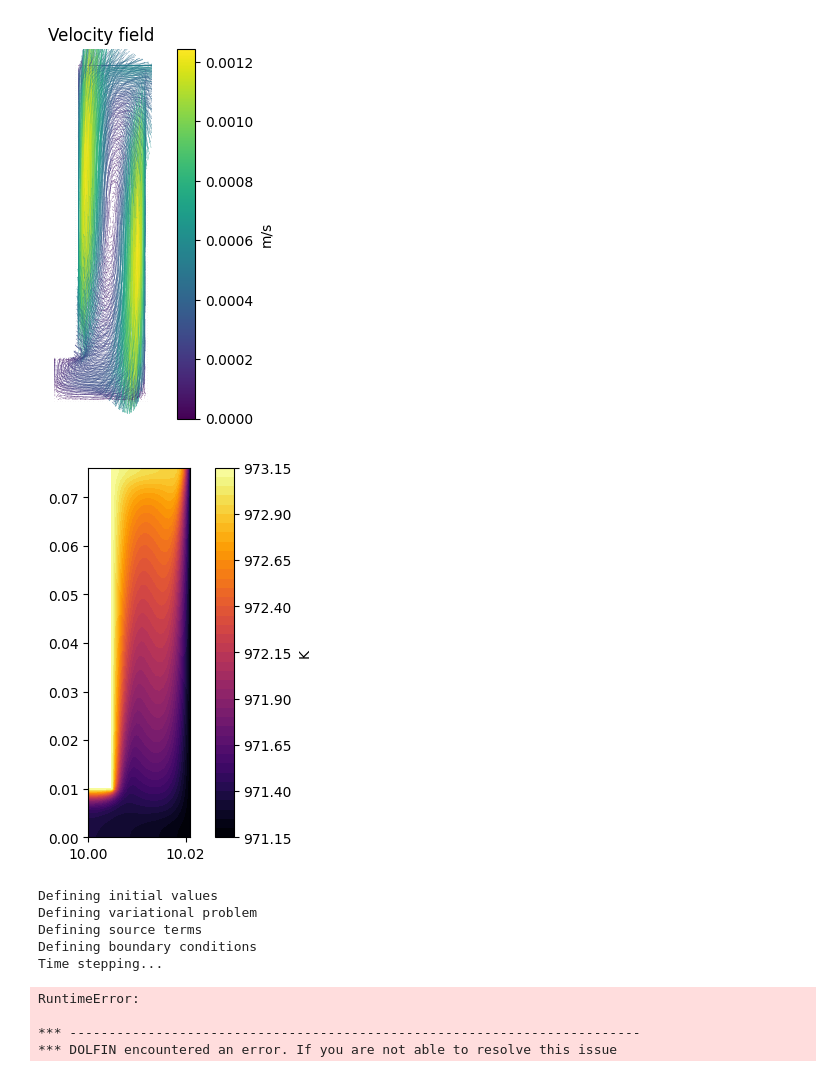
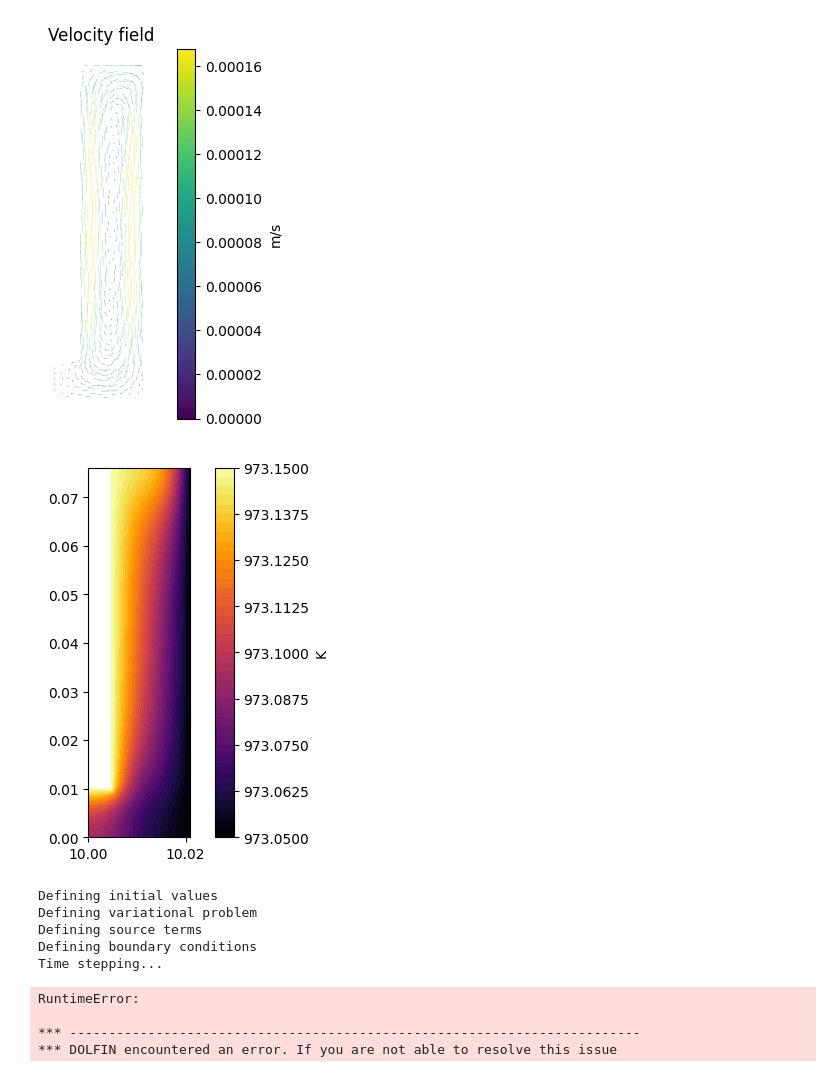
Before and after one commit to WeaverC20/LIBRADiff, a Jupyter notebook: BABY_2D_Transient_Simulation.ipynb, the cells around one changed output. Drawn from its saved outputs; the diff is of its cells as text; code cells hidden in the pictures.

```diff
--- a/BABY_2D_Transient_Simulation.ipynb
+++ b/BABY_2D_Transient_Simulation.ipynb
@@ -16,7 +17,7 @@ if __name__ == "__main__":
     mesh_fenics, volume_markers, surface_markers, correspondance_dict = mesh_2d()
 
     T_hot = 700 + 273.15
-    dT = 2
+    dT = 0.1
     T_cold = T_hot - dT
 
     print(f"----------  Running for dT={dT} K  ----------")
@@ -59,8 +60,8 @@ if __name__ == "__main__":
     plt.plot(t, wall_flux.data, "-x", linewidth=3)
     plt.plot(t, top_flux.data, "-x", linewidth=3)
 
-    wall_release = np.cumsum(wall_flux)
-    top_release = np.cumsum(top_flux)
+    wall_release = scipy.integrate.cumtrapz(wall_flux, t)
+    top_release = scipy.integrate.cumtrapz(top_flux, t)
 
     plt.figure()
     plt.plot(t, wall_release, "-x", linewidth=3)
@@ -87,5 +88,5 @@ No Jacobian form specified for nonlinear variational problem.
-[figure, old version]
+[figure, new version]
-[figure, old version]
+[figure, new version]
 Defining initial values
 Defining variational problem
 Defining source terms
```
Also changed, not shown: parts of 2 cells of this notebook, 5 other files.
